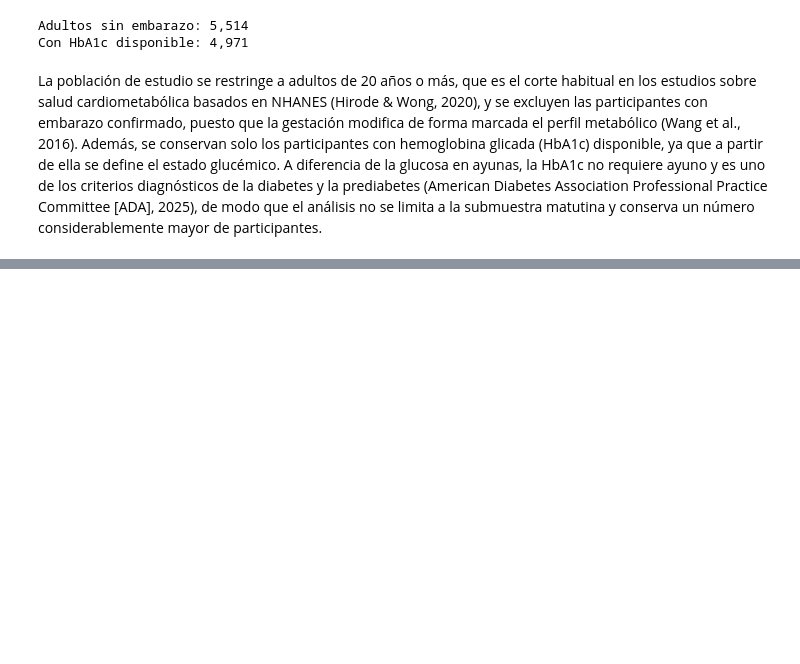
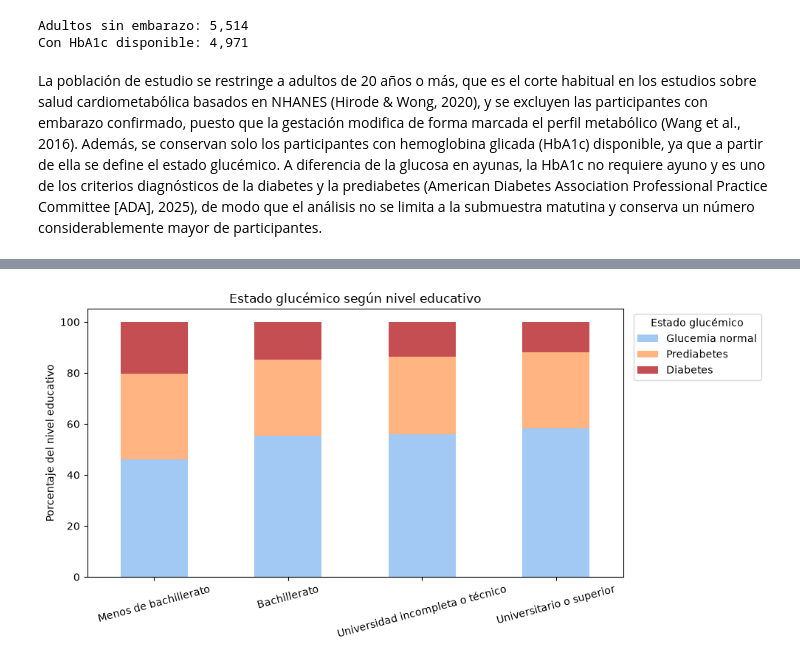
Before and after one commit to Juanhv24/nhanes-no-supervisado, a Jupyter notebook: notebooks/03_correspondencias.ipynb, the cells around one changed output, grey strips where cells are left out. Saved outputs shown, nothing was run; the diff lists cells and outputs as text; code cells hidden in the pictures; blank space fills up the shorter version.

Commit message:
Completa la actividad 3: análisis de correspondencias simple y múltiple

```diff
--- a/notebooks/03_correspondencias.ipynb
+++ b/notebooks/03_correspondencias.ipynb
@@ -81,11 +81,11 @@ memory usage: 1.3 MB
 es_adulto = df["edad"] >= 20
 es_embarazada = df["embarazo"] == 1
 
-df_correspondencias = df[es_adulto & ~es_embarazada].drop(columns="embarazo")
-df_correspondencias = df_correspondencias.dropna(subset=["hba1c_pct"]).copy()
+df_poblacion = df[es_adulto & ~es_embarazada].drop(columns="embarazo")
+df_poblacion = df_poblacion.dropna(subset=["hba1c_pct"]).copy()
 
 print(f"Adultos sin embarazo: {(es_adulto & ~es_embarazada).sum():,}")
-print(f"Con HbA1c disponible: {len(df_correspondencias):,}")
+print(f"Con HbA1c disponible: {len(df_poblacion):,}")
 # %% [output]
 Adultos sin embarazo: 5,514
 Con HbA1c disponible: 4,971
@@ -93,0 +265,7 @@ La población de estudio se restringe a adultos de 20 años o más, que es el co
+# %%
+# Se conservan los participantes con todas las variables categóricas completas
+df_correspondencias = recod.dropna().astype(str)
+
+print(f"Población de estudio: {len(df_poblacion):,}")
+print(f"Con todas las variables completas: {len(df_correspondencias):,}")
+print(f"Excluidos: {len(df_poblacion) - len(df_correspondencias):,}")
@@ -93,0 +332,18 @@ La población de estudio se restringe a adultos de 20 años o más, que es el co
+# %%
+# Categorías en orden lógico para que la tabla y los gráficos se lean de forma ordenada
+ORDEN_GLUCEMIA = ["Glucemia normal", "Prediabetes", "Diabetes"]
+ORDEN_EDUCACION = ["Menos de bachillerato", "Bachillerato",
+                   "Universidad incompleta o técnico", "Universitario o superior"]
+
+tabla = pd.crosstab(
+    df_correspondencias["estado_glucemico"],
+    df_correspondencias["educacion"],
+).loc[ORDEN_GLUCEMIA, ORDEN_EDUCACION]
+
+print("Frecuencias observadas")
+display(tabla)
+
+# Perfil columna: distribución del estado glucémico dentro de cada nivel educativo
+perfiles_educacion = (tabla / tabla.sum(axis=0) * 100).round(1)
+print("Porcentaje de cada estado glucémico dentro de cada nivel educativo")
+display(perfiles_educacion)
@@ -93,0 +509,14 @@ La población de estudio se restringe a adultos de 20 años o más, que es el co
+# %%
+# Distribución porcentual del estado glucémico por nivel educativo
+fig, ax = plt.subplots(figsize=(10, 5))
+perfiles_educacion.T.plot(kind="bar", stacked=True, ax=ax,
+                          color=["#A1C9F4", "#FFB482", "#C44E52"])
+ax.set(xlabel="", ylabel="Porcentaje del nivel educativo",
+       title="Estado glucémico según nivel educativo")
+ax.tick_params(axis="x", labelrotation=15)
+ax.legend(title="Estado glucémico", bbox_to_anchor=(1.01, 1), loc="upper left")
+fig.tight_layout()
+fig.savefig(RUTA_FIGURAS / "02_perfiles_educacion.png", dpi=150, bbox_inches="tight")
+plt.show()
+# %% [output]
+[figure, added]
```
Also changed, not shown: parts of 43 cells of this notebook, 3 other files.
